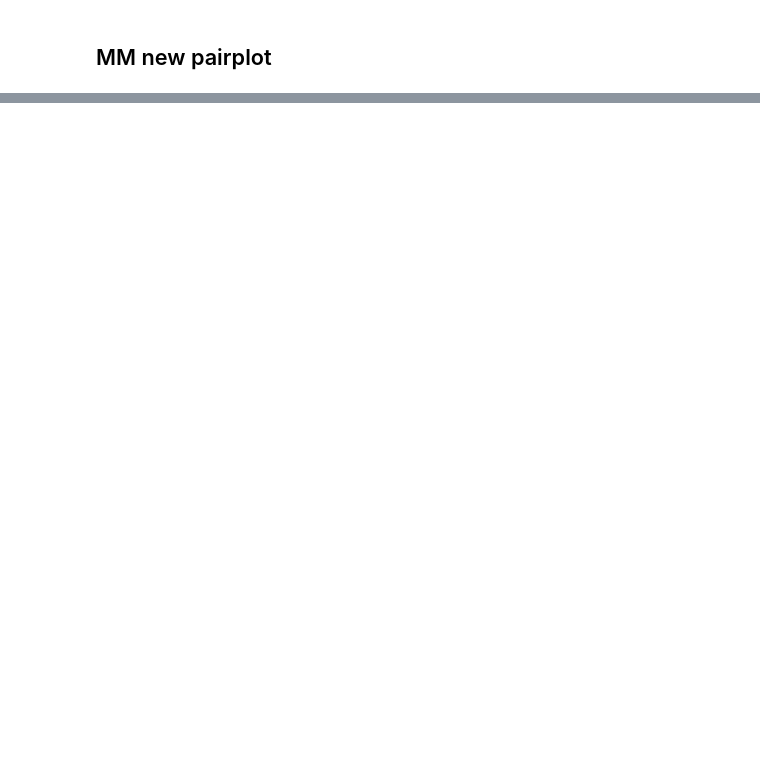
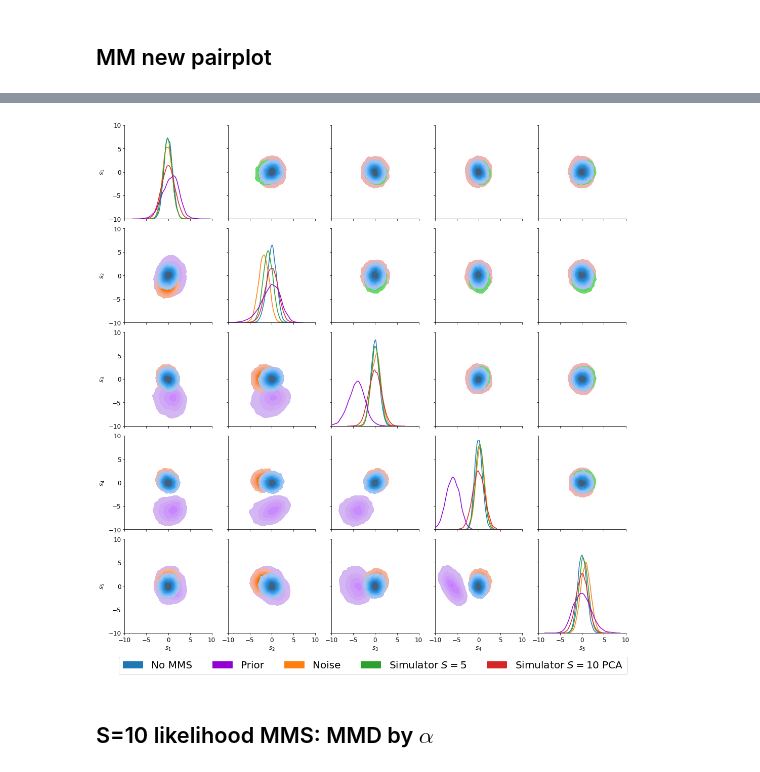
Before and after one commit to marvinschmitt/ModelMisspecificationBF, a Jupyter notebook: abf_mvn_means.ipynb, the cells around one changed output, grey strips where cells are left out. Cells and saved outputs as stored; diff of their text form; code cells hidden in the pictures; blank space fills up the shorter version.

```diff
--- a/abf_mvn_means.ipynb
+++ b/abf_mvn_means.ipynb
@@ -477,7 +453,7 @@ if RERUN_GRID_EXPERIMENT:
 
             s_o = np.array(trainer.network.summary_net(x_o))
             MMD[i, j] = float(maximum_mean_discrepancy(s_o, z_psi, unbiased=True))
-    np.save(f"MMD_MVN_S{S}_likelihood_noise.npy", MMD)
+    np.save(f"data/MMD_grid_experiments/MMD_MVN_S{S}_likelihood_noise.npy", MMD)
 # %%
 from matplotlib.markers import MarkerStyle
 
@@ -683,20 +665,20 @@ trainer_S10 = ParameterEstimationTrainer(amortizer,
 # No MMS
 _, x_no_MMS = GenerativeModel(
     GaussianMeanPrior(D=D, mu_mean=0, mu_scale=1),
-    GaussianMeanSimulator(D=D))(200,100)
+    GaussianMeanSimulator(D=D))(10000,100)
 
 # Prior MMS
 _, x_prior_MMS = GenerativeModel(
     GaussianMeanPrior(D=D, mu_mean=5, mu_scale=2.5),
-    GaussianMeanSimulator(D=D))(200,100)
+    GaussianMeanSimulator(D=D))(10000,100)
 
 _, x_simulator_MMS = GenerativeModel(
     GaussianMeanPrior(D=D, mu_mean=0, mu_scale=1),
-    GaussianMeanSimulator(D=D, s=10.0))(200,100)
+    GaussianMeanSimulator(D=D, s=10.0))(10000,100)
 
 _, x_noise_MMS = GenerativeModel(
     GaussianMeanPrior(D=D, mu_mean=0, mu_scale=1),
-    GaussianMeanSimulator(D=D))(200,100)
+    GaussianMeanSimulator(D=D))(10000,100)
 x_noise_MMS += 5.0 * normalize(cn.powerlaw_psd_gaussian(exponent=1, size=x_no_MMS.shape))
 # %%
 s_no_MMS = np.array(trainer_S5.network.summary_net(x_no_MMS))
@@ -712,8 +694,8 @@ pca = PCA(n_components=5)
 s_simulator_MMS_S10_projections = pca.fit_transform(s_simulator_MMS_S10)
 # %%
 S=5
-TASK_NAMES = ['Prior', 'Simulator S5', 'Simulator S10 PCA', 'Noise', 'No MMS']
-S_ALL = [s_prior_MMS, s_simulator_MMS_S5, s_simulator_MMS_S10_projections, s_noise_MMS, s_no_MMS]
+TASK_NAMES = ['Prior', 'Simulator S10 PCA', 'Simulator S5', 'Noise', 'No MMS']
+S_ALL = [s_prior_MMS, s_simulator_MMS_S10_projections, s_simulator_MMS_S5, s_noise_MMS, s_no_MMS]
 DF = (pd.DataFrame(s, columns=[r'$s_{%i}$'%i for i in range(1, S+1)]) for s in S_ALL)
 
 df = pd.concat(DF,
@@ -722,41 +704,58 @@ df = pd.concat(DF,
               ).reset_index(level=0)
 # %%
 def plot_subset(x, y, hue, mask, **kws):
-    sns.kdeplot(x=x[mask], y=y[mask], hue=hue[mask], fill=True, alpha = 1.0, levels=10, cut=0, **kws)
+    sns.kdeplot(x=x[mask], y=y[mask], hue=hue[mask], fill=True, levels=10, **kws)
 # %%
-g = sns.PairGrid(df, hue="MMS", height=3, palette=['tab:red', 'tab:orange', 'darkviolet', 'tab:green', 'tab:blue'])
+g = sns.PairGrid(df, hue="MMS", height=3, palette=['darkviolet', 'tab:red', 'tab:green', 'tab:orange', 'tab:blue'])
+
+g.map_diag(sns.kdeplot)
 
 g.map_lower(plot_subset, mask=
             (
                 (df["MMS"] == 'Prior') |
                 (df["MMS"] == 'Noise') |
                 (df["MMS"] == 'No MMS')
            )
            )
 
 
 g.map_upper(plot_subset, mask=
             (
                 (df["MMS"] == 'Simulator S10 PCA') |
                 (df["MMS"] == 'Simulator S5') |
                 (df["MMS"] == 'No MMS')
            )
            )
 
-g.map_diag(sns.kdeplot)
+handles = [mpatches.Patch(facecolor="tab:blue", label="No MMS"),
+           mpatches.Patch(facecolor="darkviolet", label="Prior"),
+           mpatches.Patch(facecolor="tab:orange", label="Noise"),
+           mpatches.Patch(facecolor="tab:green", label=r"Simulator $S=5$"),
+           mpatches.Patch(facecolor="tab:red", label=r"Simulator $S=10$ PCA")
+           ]
+plt.legend(handles=handles, loc="upper center", ncol=5, bbox_to_anchor=(-1.9, -1.3), title="", fontsize=20)
 
-g.add_legend(loc="upper center", ncol=5, bbox_to_anchor=(0.35, 0), title="", label_order=['No MMS', 'Prior',  'Noise', 'Simulator S5', 'Simulator S10 PCA'])
-plt.setp(g._legend.get_texts(), fontsize=20)
-for legobj in g.legend.legendHandles:
-    legobj.set_linewidth(12.0)
+for ax in g.axes.flatten():
+    ax.set_xlim(-10, 10)
+    ax.set_ylim(-10, 10)
+
+#g.add_legend(loc="upper center", ncol=5, bbox_to_anchor=(0.35, 0), title="", label_order=['No MMS', 'Prior',  'Noise', 'Simulator S5', 'Simulator S10 PCA'])
+#plt.setp(g._legend.get_texts(), fontsize=20)
+#for legobj in g.legend.legendHandles:
+#    legobj.set_linewidth(12.0)
+
 
 #legend_dict = g._legend_data
 #upper_legend_keys = ["No MMS", 'Simulator S5', "Simulator S10 PCA"]
 #lower_legend_keys = ["No MMS", "Prior", "Noise"]
 
 #l1 = g.fig.legend({key: legend_dict[key] for key in upper_legend_keys},
     #loc="upper right", ncol=3, fontsize=20, bbox_to_anchor=(0.90, 1.05))
 #l2 = g.fig.legend({key: legend_dict[key] for key in lower_legend_keys},
     #loc="upper center", ncol=3, fontsize=20, bbox_to_anchor=(0.30, 0))
 
 plt.savefig("plots/abf_mvn_means_pairplot_split.png")
+# %% [output]
+[figure, added]
+# %% [markdown]
+## S=10 likelihood MMS: MMD by $\alpha$
```
Also changed, not shown: parts of 37 cells of this notebook, 2 other files.
